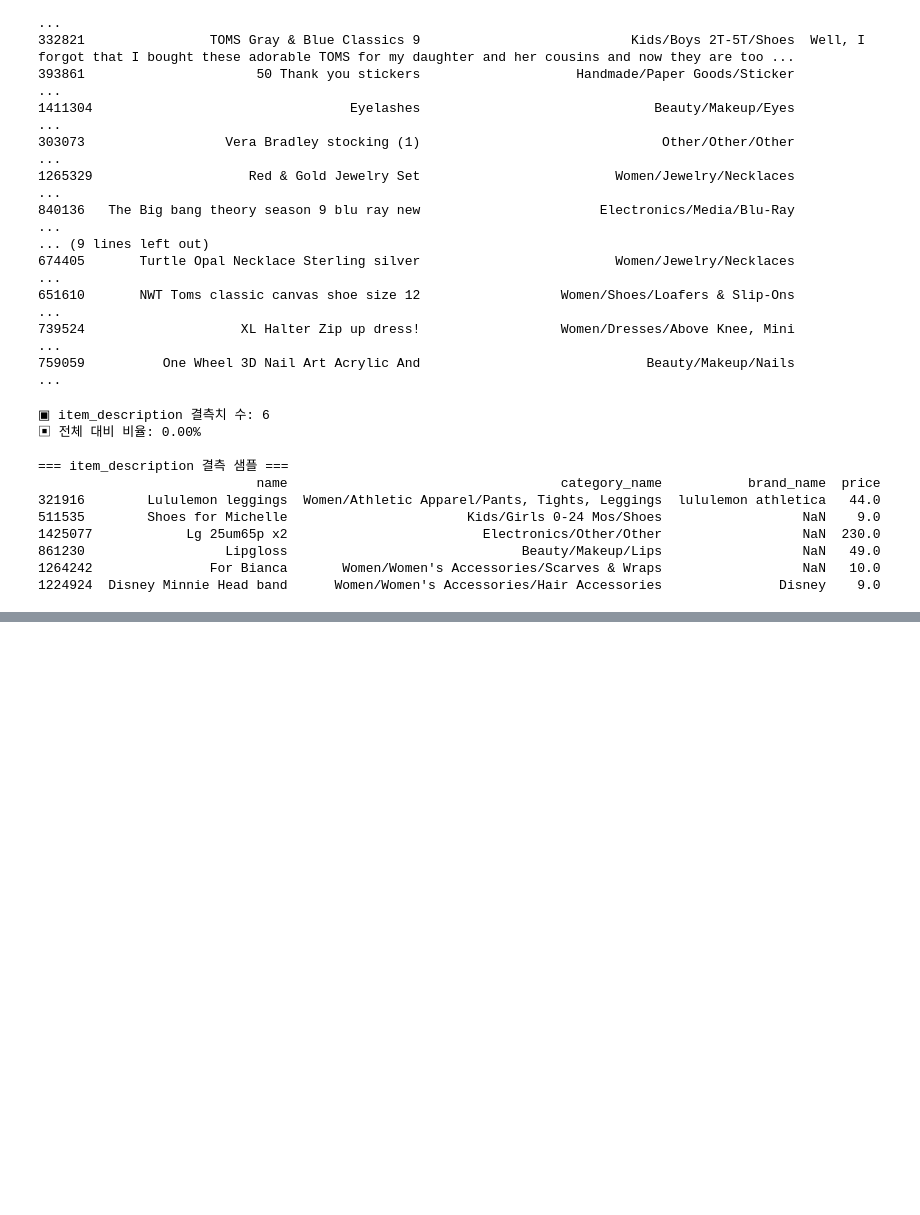
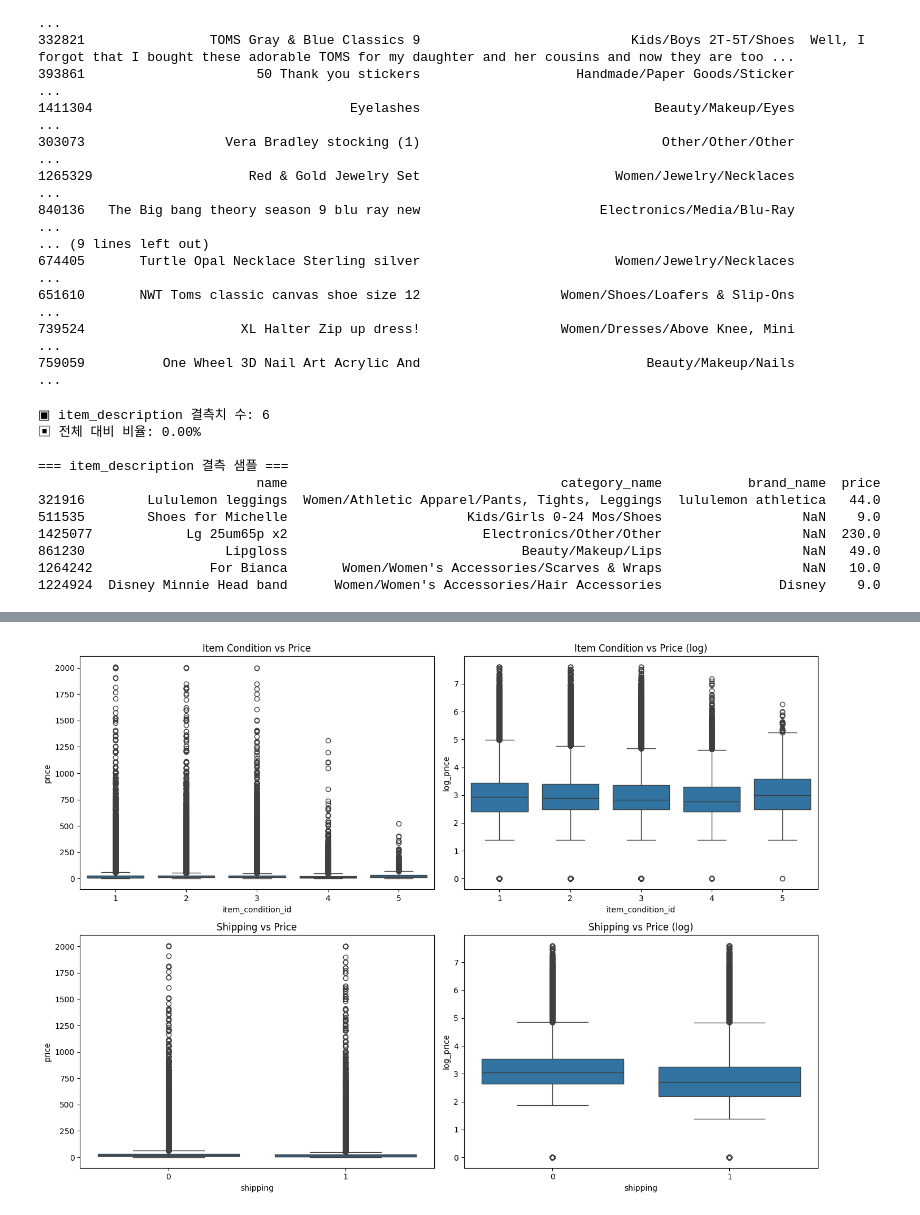
Before and after one commit to hoongg7755/404, a Jupyter notebook: dataton_project_train_v4.ipynb, the cells around one changed output, grey strips where cells are left out. Saved outputs shown, nothing was run; the diff lists cells and outputs as text; code cells hidden in the pictures; blank space fills up the shorter version.

```diff
--- a/dataton_project_train_v4.ipynb
+++ b/dataton_project_train_v4.ipynb
@@ -348,0 +384,28 @@ train.head()
+# %%
+# price와 'item_condition_id', 'shipping' 사이의 이변량 분석
+
+fig, axes = plt.subplots(2, 2, figsize=(14, 10))
+
+# price 로그변환 컬럼 생성
+train['log_price'] = np.log1p(train['price'])
+
+# item_condition_id - 원본 price
+sns.boxplot(x='item_condition_id', y='price', data=train, ax=axes[0][0])
+axes[0][0].set_title('Item Condition vs Price')
+
+# item_condition_id - log price (왜도 보정)
+sns.boxplot(x='item_condition_id', y='log_price', data=train, ax=axes[0][1])
+axes[0][1].set_title('Item Condition vs Price (log)')
+
+# shipping - 원본 price
+sns.boxplot(x='shipping', y='price', data=train, ax=axes[1][0])
+axes[1][0].set_title('Shipping vs Price')
+
+# shipping - log price
+sns.boxplot(x='shipping', y='log_price', data=train, ax=axes[1][1])
+axes[1][1].set_title('Shipping vs Price (log)')
+
+plt.tight_layout()
+plt.show()
+# %% [output]
+[figure, added]
```
Also changed, not shown: parts of 41 cells of this notebook.
